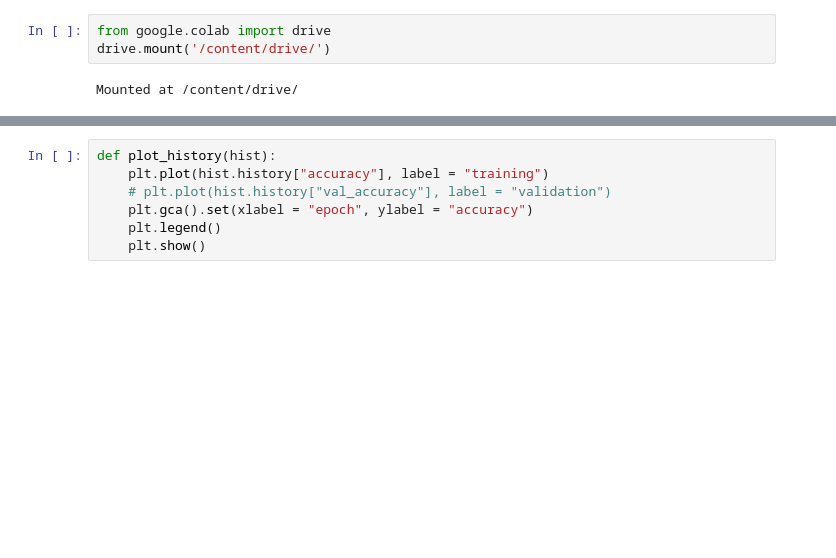
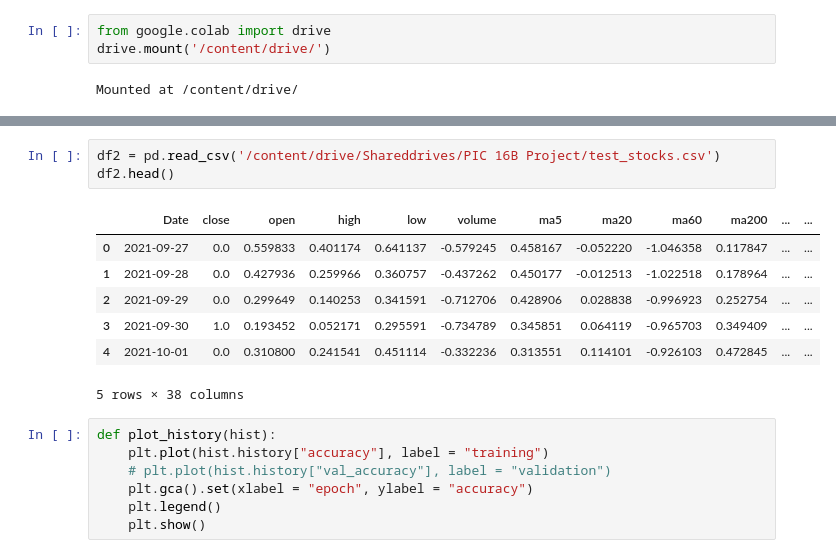
Before and after one commit to acgowda/market-flow, a Jupyter notebook: model/model_testing.ipynb, the cells around one changed output, grey strips where cells are left out. Saved outputs shown, nothing was run; the diff lists cells and outputs as text; blank space fills up the shorter version.

```diff
--- a/model/model_testing.ipynb
+++ b/model/model_testing.ipynb
@@ -72,3 +86,14 @@ Test accuracy : 0.6812716722488403
+# %%
+df2 = pd.read_csv('/content/drive/Shareddrives/PIC 16B Project/test_stocks.csv')
+df2.head()
+# %% [output]
+|  | Date | close | open | high | low | volume | ma5 | ma20 | ma60 | ma200 | ... | ... |
+| 0 | 2021-09-27 | 0.0 | 0.559833 | 0.401174 | 0.641137 | -0.579245 | 0.458167 | -0.052220 | -1.046358 | 0.117847 | ... | ... |
+| 1 | 2021-09-28 | 0.0 | 0.427936 | 0.259966 | 0.360757 | -0.437262 | 0.450177 | -0.012513 | -1.022518 | 0.178964 | ... | ... |
+| 2 | 2021-09-29 | 0.0 | 0.299649 | 0.140253 | 0.341591 | -0.712706 | 0.428906 | 0.028838 | -0.996923 | 0.252754 | ... | ... |
+| 3 | 2021-09-30 | 1.0 | 0.193452 | 0.052171 | 0.295591 | -0.734789 | 0.345851 | 0.064119 | -0.965703 | 0.349409 | ... | ... |
+| 4 | 2021-10-01 | 0.0 | 0.310800 | 0.241541 | 0.451114 | -0.332236 | 0.313551 | 0.114101 | -0.926103 | 0.472845 | ... | ... |
+5 rows × 38 columns
 # %%
 def plot_history(hist):
     plt.plot(hist.history["accuracy"], label = "training")
```
Also changed, not shown: parts of 9 cells of this notebook.
